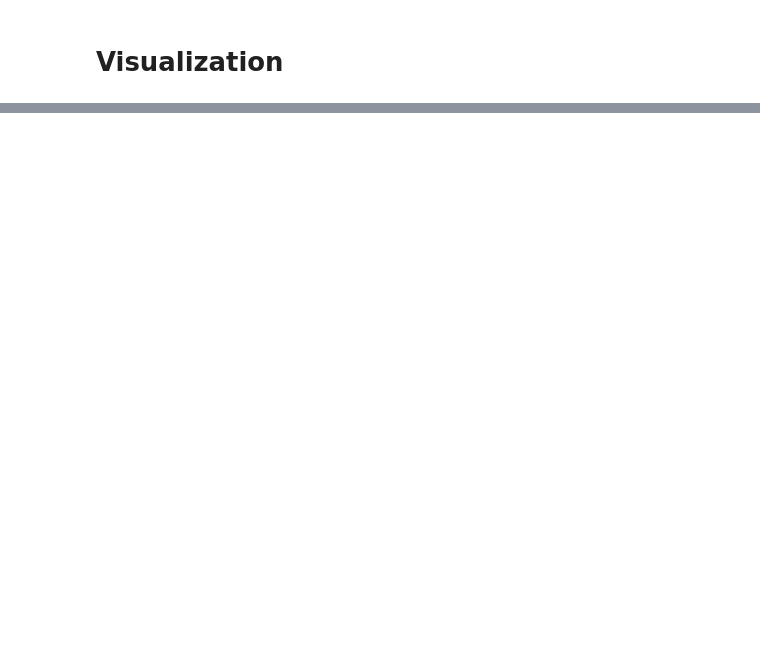
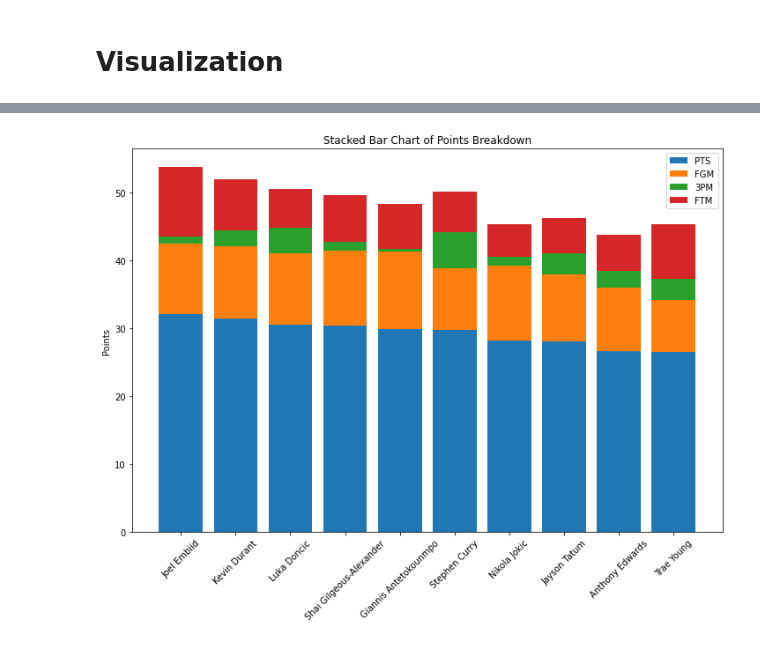
Before and after one commit to VincentGordon-Data-Analyst/nba-web-scraping-project, a Jupyter notebook: nba-data-clearning.ipynb, the cells around one changed output, grey strips where cells are left out. Drawn from its saved outputs; the diff is of its cells as text; code cells hidden in the pictures; blank space fills up the shorter version.

```diff
--- a/nba-data-clearning.ipynb
+++ b/nba-data-clearning.ipynb
@@ -122,0 +107,8 @@ three_player_df
+# %%
+# Create a data frame of players with avg points of 15 or greater
+df = df.loc[df['PTS'] >= 15]
+# %%
+# Find the top 10 scorers of the 2022-23 season
+top_ten_df = df.loc[df['YEAR'] == '2023-24'].head(10)
+top_ten_df.sort_values(by='PTS', ascending=False, inplace=True)
+top_ten_df
@@ -122,0 +128,20 @@ three_player_df
+# %%
+# Create stacked bar plot
+fig, ax = plt.subplots(figsize=(12, 8))
+
+# Stack the bars for different categories
+bottom = None
+for col in ['PTS', 'FGM', '3PM', 'FTM']:
+    ax.bar(top_ten_df['PLAYER'], top_ten_df[col], label=col, bottom=bottom)
+    if bottom is None:
+        bottom = top_ten_df[col]
+    else:
+        bottom += top_ten_df[col]
+
+ax.set_ylabel('Points')
+ax.set_title('Stacked Bar Chart of Points Breakdown')
+ax.legend()
+plt.xticks(rotation=45)
+plt.show()
+# %% [output]
+[figure, added]
```
Also changed, not shown: parts of 11 cells of this notebook, 2 other files.
